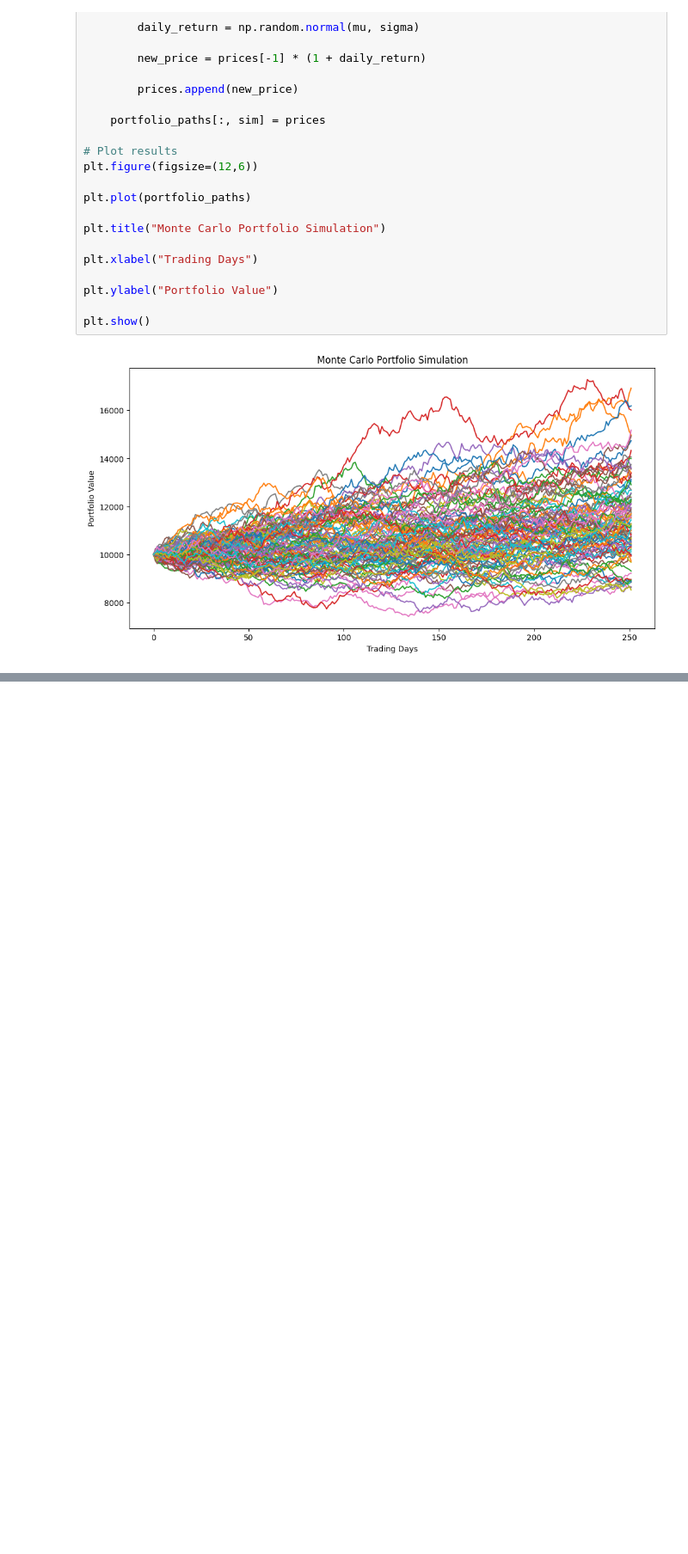
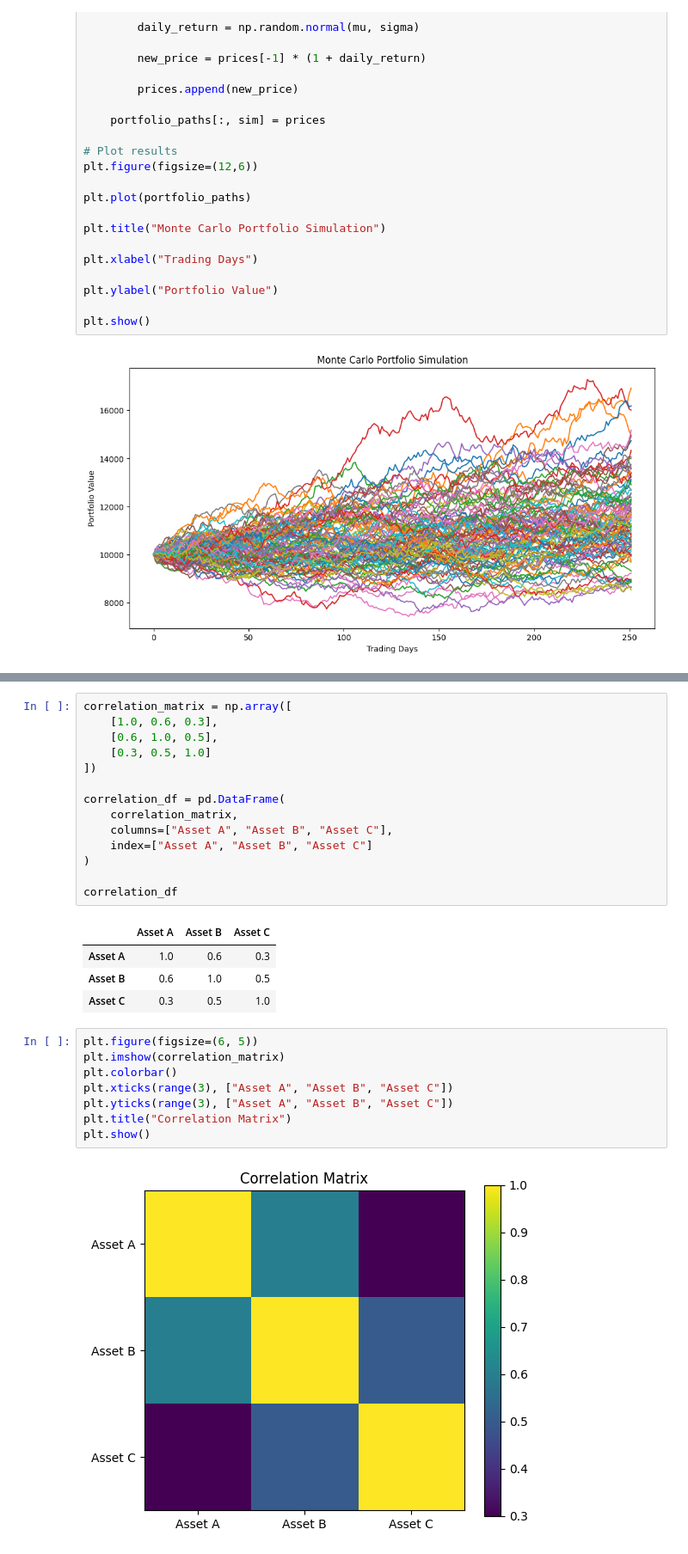
Before and after one commit to kenlee-quant/monte-carlo-portfolio, a Jupyter notebook: analysis.ipynb, the cells around one changed output, grey strips where cells are left out. Shown at 86% size. Drawn from its saved outputs; the diff is of its cells as text; blank space fills up the shorter version.

```diff
--- a/analysis.ipynb
+++ b/analysis.ipynb
@@ -90,0 +116,29 @@ plt.show()
+# %%
+correlation_matrix = np.array([
+    [1.0, 0.6, 0.3],
+    [0.6, 1.0, 0.5],
+    [0.3, 0.5, 1.0]
+])
+
+correlation_df = pd.DataFrame(
+    correlation_matrix,
+    columns=["Asset A", "Asset B", "Asset C"],
+    index=["Asset A", "Asset B", "Asset C"]
+)
+
+correlation_df
+# %% [output]
+|  | Asset A | Asset B | Asset C |
+| Asset A | 1.0 | 0.6 | 0.3 |
+| Asset B | 0.6 | 1.0 | 0.5 |
+| Asset C | 0.3 | 0.5 | 1.0 |
+# %%
+plt.figure(figsize=(6, 5))
+plt.imshow(correlation_matrix)
+plt.colorbar()
+plt.xticks(range(3), ["Asset A", "Asset B", "Asset C"])
+plt.yticks(range(3), ["Asset A", "Asset B", "Asset C"])
+plt.title("Correlation Matrix")
+plt.show()
+# %% [output]
+[figure, added]
```
Also changed, not shown: parts of 17 cells of this notebook.
